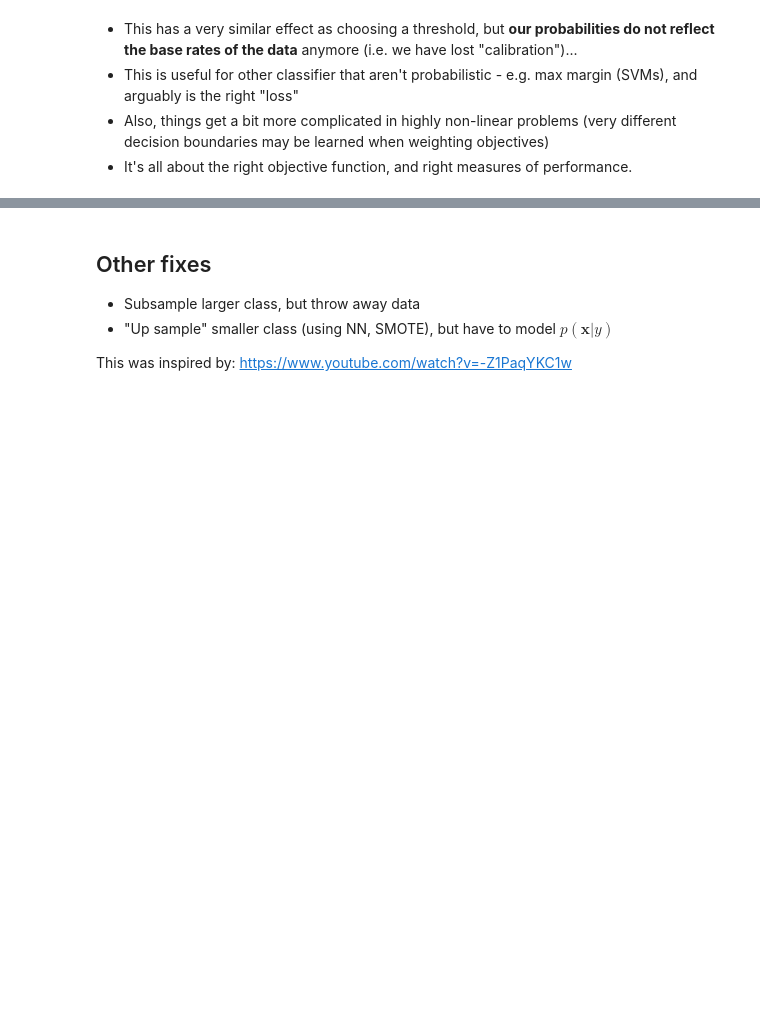
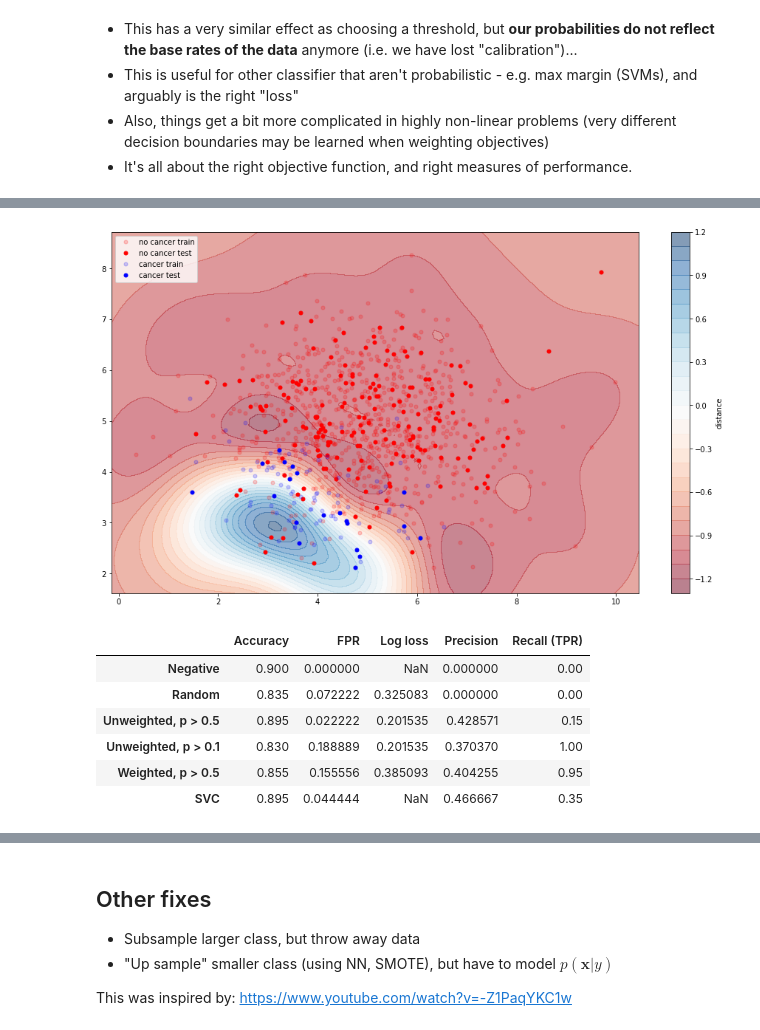
Before and after one commit to dsteinberg/DIPA-validation, a Jupyter notebook: class_imbalance.ipynb, the cells around one changed output, grey strips where cells are left out. Cells and saved outputs as stored; diff of their text form; code cells hidden in the pictures; blank space fills up the shorter version.

```diff
--- a/class_imbalance.ipynb
+++ b/class_imbalance.ipynb
@@ -15,17 +15,15 @@ $\DeclareMathOperator*{\argmin}{\arg\!\min}$
 import numpy as np
 import pandas as pd
 import matplotlib.pyplot as pl
-from matplotlib import pylab
 from sklearn.linear_model import LogisticRegression as LR
+from sklearn.svm import SVC
 from sklearn.model_selection import train_test_split
 from sklearn.metrics import accuracy_score, precision_score, recall_score, roc_curve, auc, log_loss
 from IPython.display import display, HTML
 
 %matplotlib inline
-pylab.rcParams['figure.figsize'] = (16, 9)
-
-# fix random seed
-np.random.seed(666)
+np.random.seed(666)  # fix random seed
+FIGSIZE = (16, 9)
 # %% [markdown]
 ## Generate data
 
@@ -155,7 +155,7 @@ def score_classifier(clf, name):
     return res
 
 # "Train" and score our naive classifiers
-naive = Naive()
+naive = AlwaysNeg()
 random = Random().fit(X_train, y_train)
 res = score_classifier(naive, "Negative")
 
@@ -289,0 +299,30 @@ display(HTML(res.to_html()))
+# %%
+# Unweighted
+svc = SVC()
+svc.fit(X_train, y_train)
+
+def plot_svm_contour(clf, x):
+    xmin, xmax = x[:, 0].min() - 0.5, x[:, 0].max() + 0.5
+    ymin, ymax = x[:, 1].min() - 0.5, x[:, 1].max() + 0.5
+    xx, yy = np.mgrid[xmin:xmax:.1, ymin:ymax.max():.1]
+    grid = np.c_[xx.ravel(), yy.ravel()]
+    dist = clf.decision_function(grid).reshape(xx.shape)
+    contour = pl.contourf(xx, yy, dist, 25, cmap="RdBu", alpha=0.5)
+    ax_c = pl.colorbar(contour)
+    ax_c.set_label("distance")
+
+pl.figure(figsize=FIGSIZE)
+plot_svm_contour(svc, X)
+plot_split_data()
+
+res = res.append(score_classifier(svc, "SVC"))
+display(HTML(res.to_html()))
+# %% [output]
+[figure, added]
+|  | Accuracy | FPR | Log loss | Precision | Recall (TPR) |
+| Negative | 0.900 | 0.000000 | NaN | 0.000000 | 0.00 |
+| Random | 0.835 | 0.072222 | 0.325083 | 0.000000 | 0.00 |
+| Unweighted, p > 0.5 | 0.895 | 0.022222 | 0.201535 | 0.428571 | 0.15 |
+| Unweighted, p > 0.1 | 0.830 | 0.188889 | 0.201535 | 0.370370 | 1.00 |
+| Weighted, p > 0.5 | 0.855 | 0.155556 | 0.385093 | 0.404255 | 0.95 |
+| SVC | 0.895 | 0.044444 | NaN | 0.466667 | 0.35 |
```
Also changed, not shown: parts of 8 cells of this notebook.
